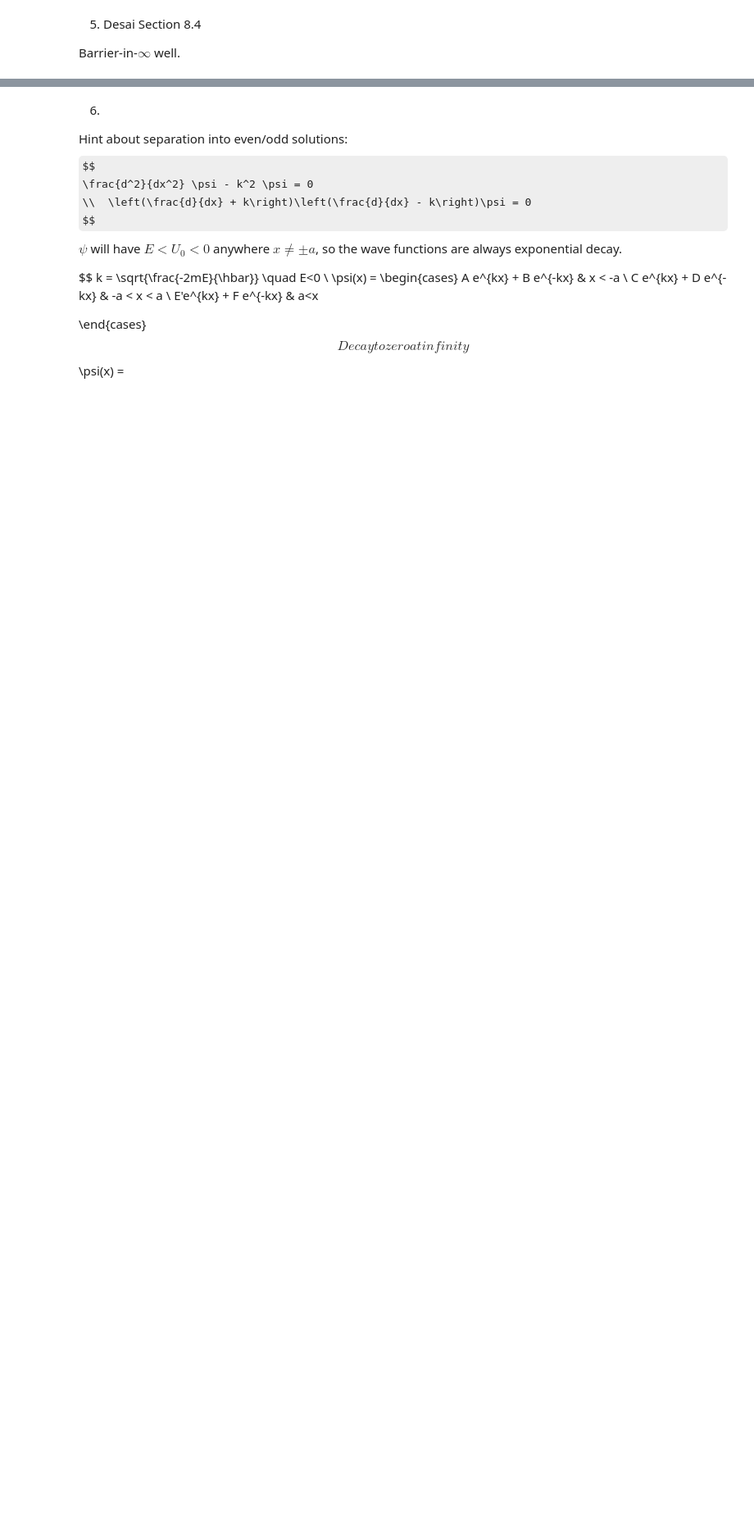
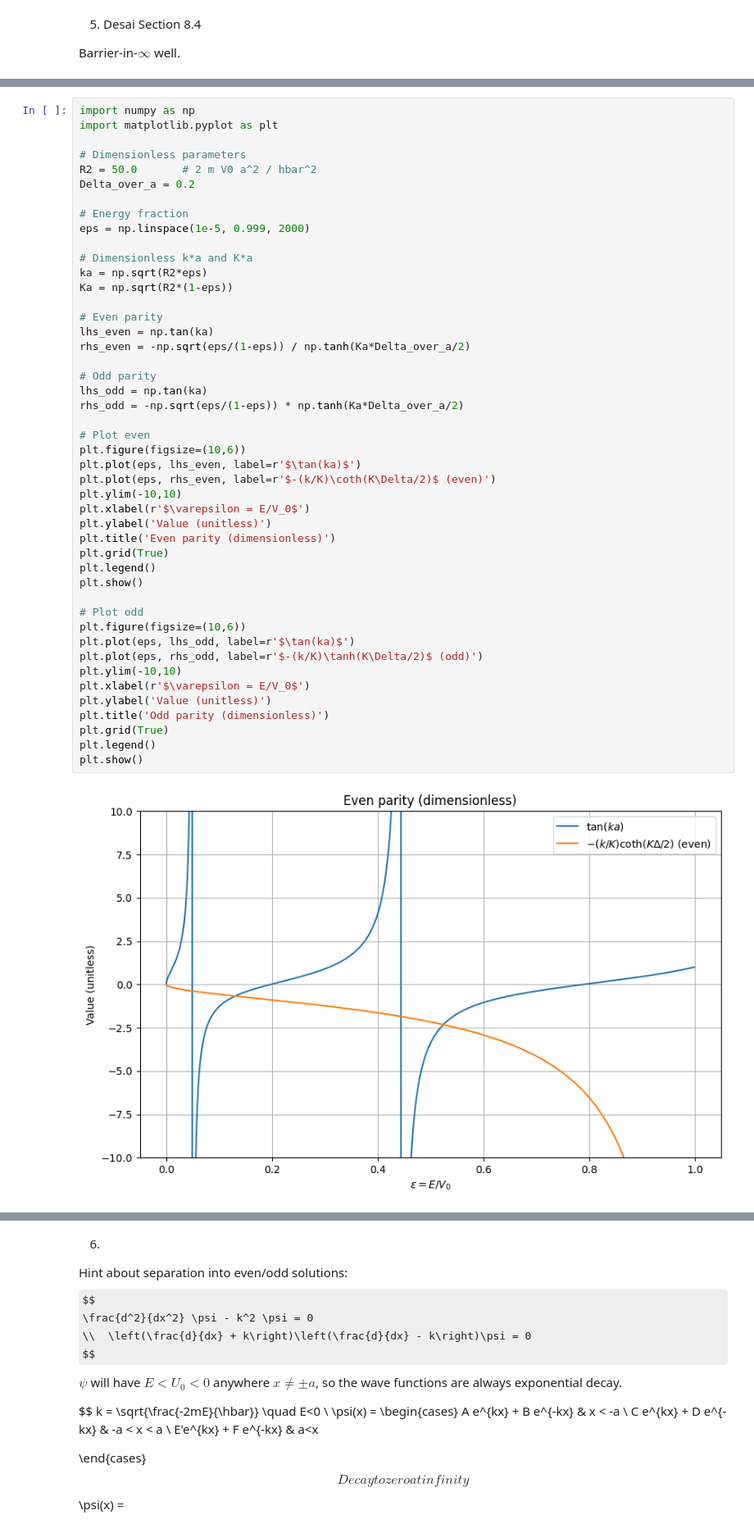
Before and after one commit to andrew-koren/IIT-Physics-Grad, a Jupyter notebook: 25_FS/Phys509/hw2.ipynb, the cells around one changed output, grey strips where cells are left out. Shown: that part at 82% size. Drawn from its saved outputs; the diff is of its cells as text; some formulas as TeX source; blank space fills up the shorter version.

```diff
--- a/25_FS/Phys509/hw2.ipynb
+++ b/25_FS/Phys509/hw2.ipynb
@@ -549,0 +598,48 @@ $$ -->
+# %%
+import numpy as np
+import matplotlib.pyplot as plt
+
+# Dimensionless parameters
+R2 = 50.0       # 2 m V0 a^2 / hbar^2
+Delta_over_a = 0.2
+
+# Energy fraction
+eps = np.linspace(1e-5, 0.999, 2000)
+
+# Dimensionless k*a and K*a
+ka = np.sqrt(R2*eps)
+Ka = np.sqrt(R2*(1-eps))
+
+# Even parity
+lhs_even = np.tan(ka)
+rhs_even = -np.sqrt(eps/(1-eps)) / np.tanh(Ka*Delta_over_a/2)
+
+# Odd parity
+lhs_odd = np.tan(ka)
+rhs_odd = -np.sqrt(eps/(1-eps)) * np.tanh(Ka*Delta_over_a/2)
+
+# Plot even
+plt.figure(figsize=(10,6))
+plt.plot(eps, lhs_even, label=r'$\tan(ka)$')
+plt.plot(eps, rhs_even, label=r'$-(k/K)\coth(K\Delta/2)$ (even)')
+plt.ylim(-10,10)
+plt.xlabel(r'$\varepsilon = E/V_0$')
+plt.ylabel('Value (unitless)')
+plt.title('Even parity (dimensionless)')
+plt.grid(True)
+plt.legend()
+plt.show()
+
+# Plot odd
+plt.figure(figsize=(10,6))
+plt.plot(eps, lhs_odd, label=r'$\tan(ka)$')
+plt.plot(eps, rhs_odd, label=r'$-(k/K)\tanh(K\Delta/2)$ (odd)')
+plt.ylim(-10,10)
+plt.xlabel(r'$\varepsilon = E/V_0$')
+plt.ylabel('Value (unitless)')
+plt.title('Odd parity (dimensionless)')
+plt.grid(True)
+plt.legend()
+plt.show()
+# %% [output]
+[figure, added]
```
Also changed, not shown: parts of 13 cells of this notebook, 5 other files.
